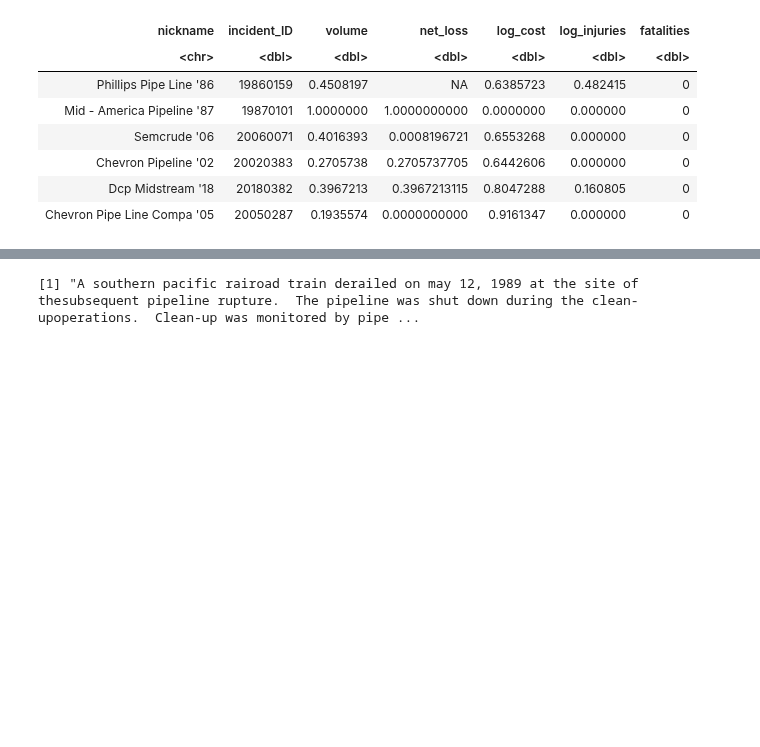
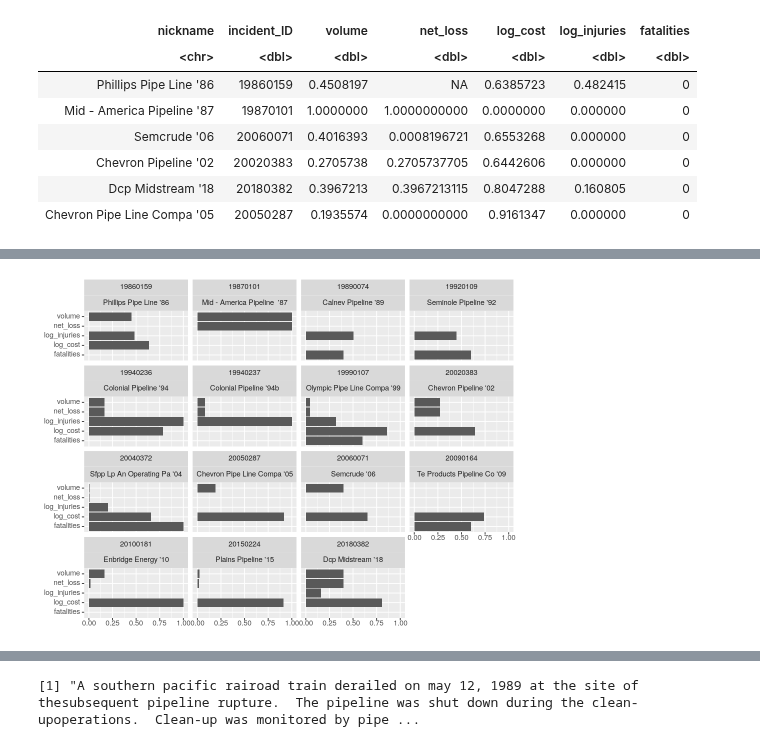
Before and after one commit to julianbarg/spills, a Jupyter notebook: presentations/rpm_2020-04-16/rpm_2020-04-16.ipynb, the cells around one changed output, grey strips where cells are left out. Drawn from its saved outputs; the diff is of its cells as text; code cells hidden in the pictures; blank space fills up the shorter version.

Commit message:
Added incident IDs to overview and more variables to case dashboards.

```diff
--- a/presentations/rpm_2020-04-16/rpm_2020-04-16.ipynb
+++ b/presentations/rpm_2020-04-16/rpm_2020-04-16.ipynb
@@ -206,26 +208,10 @@ A tibble: 6 × 7
 | Dcp Midstream '18 | 20180382 | 0.3967213 | 0.3967213115 | 0.8047288 | 0.160805 | 0 |
 | Chevron Pipe Line Compa '05 | 20050287 | 0.1935574 | 0.0000000000 | 0.9161347 | 0.000000 | 0 |
 # %%
-incident_profiles <- top_10_scaled %>%
+incident_profiles_ID <- top_10_scaled %>%
     pivot_longer(-c(nickname, incident_ID)) %>%
     ggplot(aes(x = name, y = value)) +
         geom_col() +
-        facet_wrap(~ nickname) +
+        facet_wrap(incident_ID ~ nickname) +
         coord_flip() +
         labs(y = NULL, x = NULL)
-
-# incident_profiles_1 <- top_10_scaled %>%
-#     slice(1:round(n()/2)) %>%
-#     pivot_longer(-nickname) %>%
-#     ggplot(aes(x = name, y = value)) +
-#         geom_col() +
-#         facet_wrap(~ nickname) +
-#         coord_flip()
-
-# incident_profiles_2 <- top_10_scaled %>%
-#     slice((round(n()/2) + 1): n()) %>%
-#     pivot_longer(-nickname) %>%
-#     ggplot(aes(x = name, y = value)) +
-#         geom_col() +
-#         facet_wrap(~ nickname) +
-#         coord_flip()
@@ -237,0 +218,3 @@ Warning message:
+# %%
+incident_profiles_ID
+# %% [output]
@@ -238,3 +223,4 @@ Warning message:
+[figure, added]
 # %% [markdown]
 ## San Bernadino train disaster '89 - gas explosion
 
```
Also changed, not shown: parts of 10 cells of this notebook, 2 other files.
